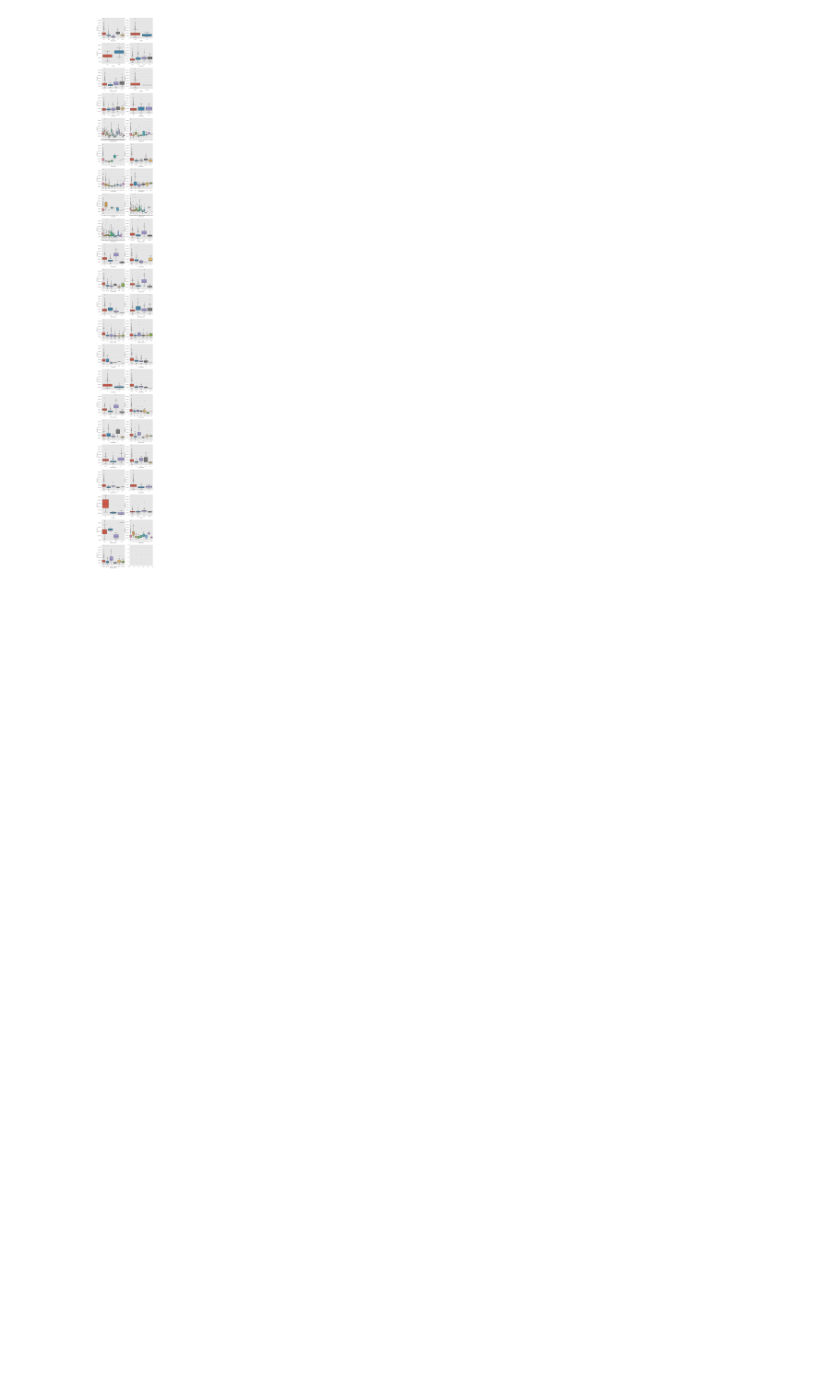
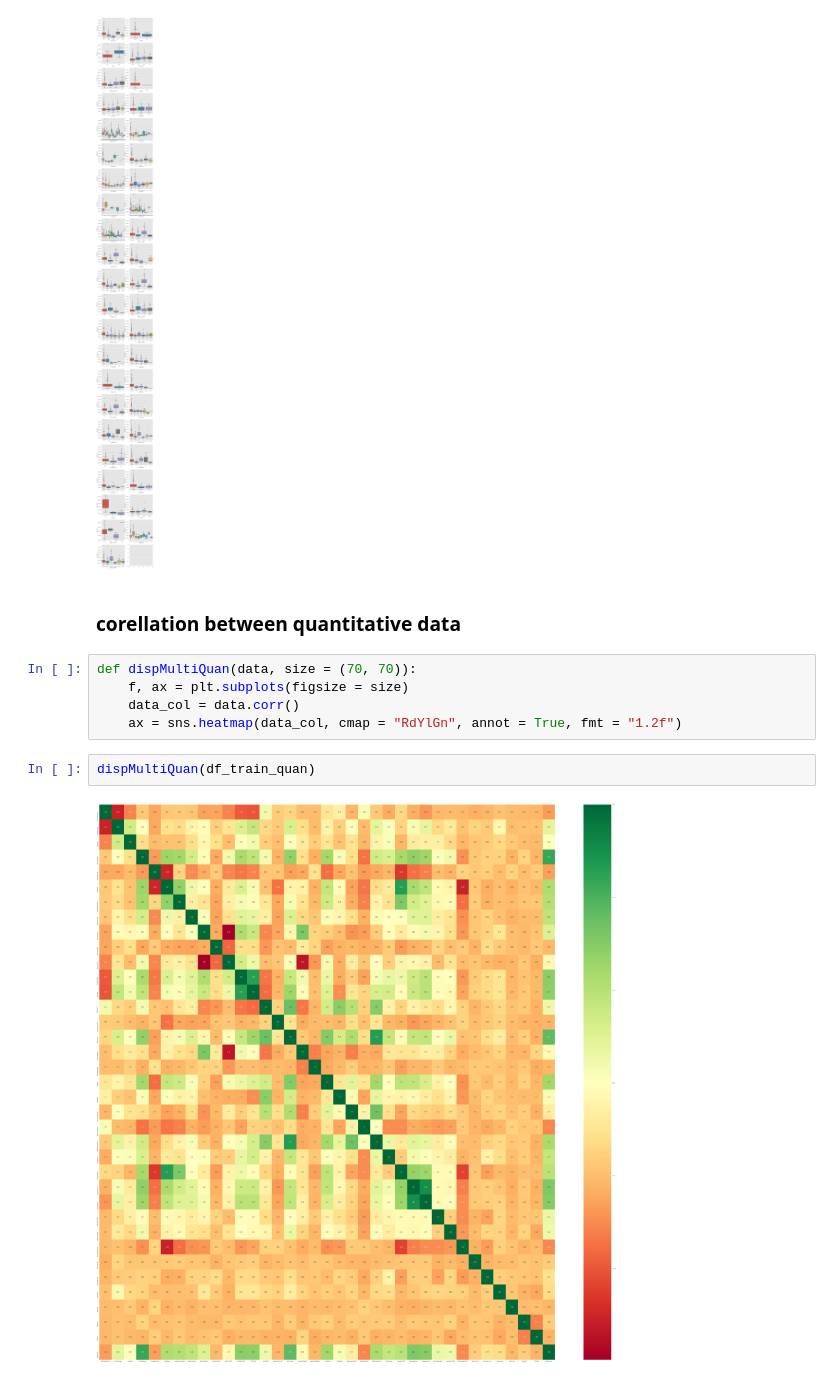
Before and after one commit to wjy5446/house-price-project, a Jupyter notebook: YoonJaeyoung/house-price-analysis.ipynb, the cells around one changed output. Drawn from its saved outputs; the diff is of its cells as text; blank space fills up the shorter version.

```diff
--- a/YoonJaeyoung/house-price-analysis.ipynb
+++ b/YoonJaeyoung/house-price-analysis.ipynb
@@ -218,3 +218,14 @@ def dispMultiQual_target(data, target, size = (5, 5)):
 dispMultiQual_target(df_train_qual, df_train["SalePrice"])
 # %% [output]
 [figure]
+# %% [markdown]
+### corellation between quantitative data
+# %%
+def dispMultiQuan(data, size = (70, 70)):
+    f, ax = plt.subplots(figsize = size)
+    data_col = data.corr()
+    ax = sns.heatmap(data_col, cmap = "RdYlGn", annot = True, fmt = "1.2f")
+# %%
+dispMultiQuan(df_train_quan)
+# %% [output]
+[figure, added]
```
